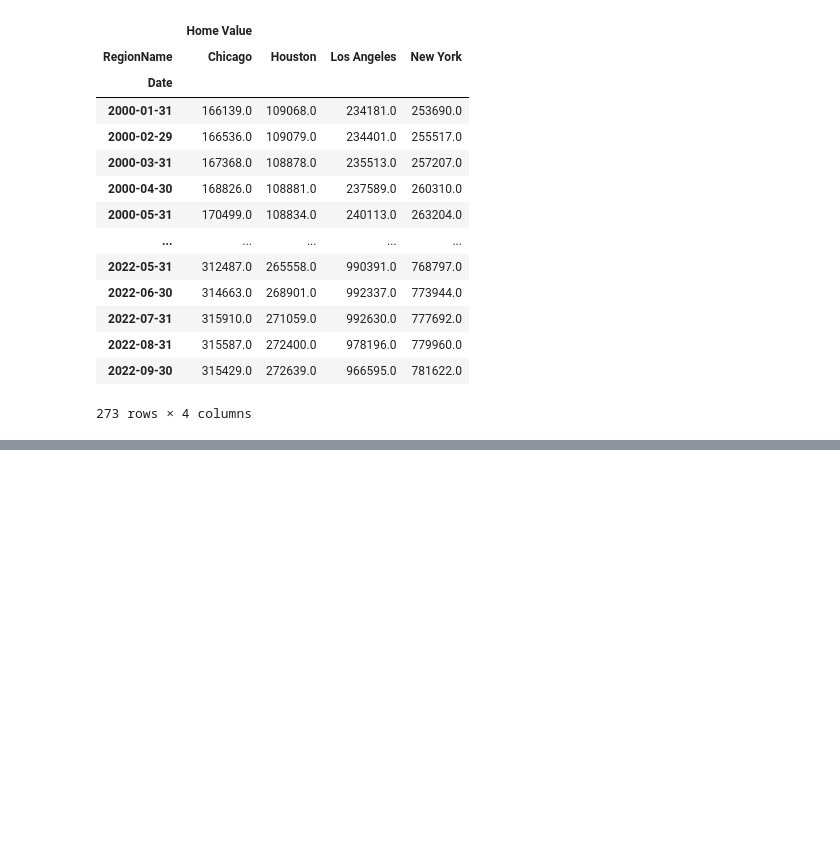
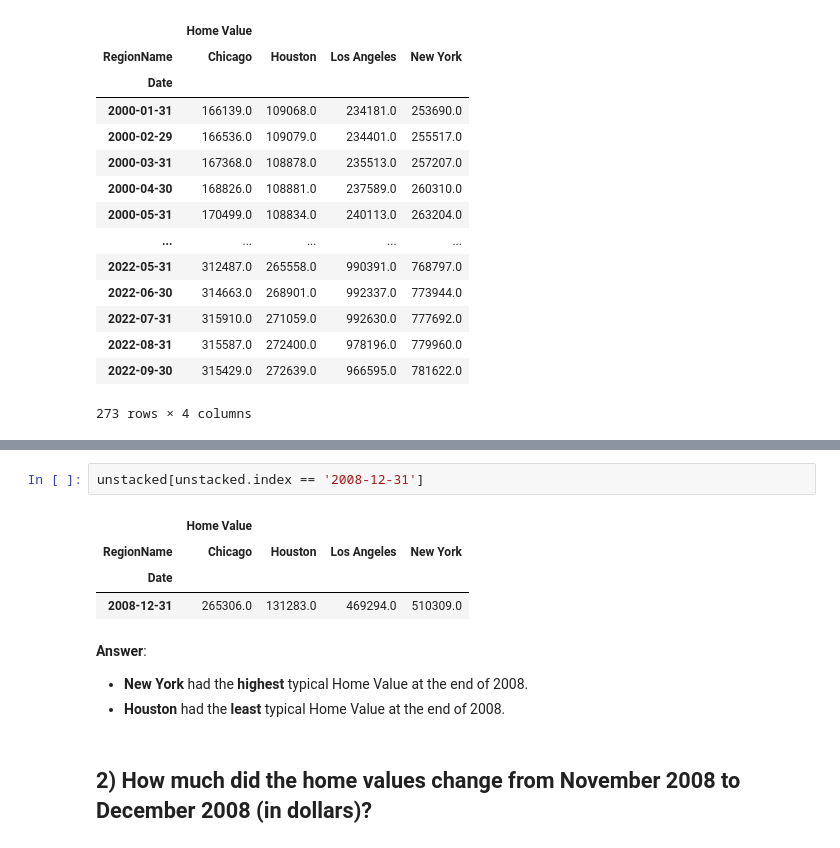
Before and after one commit to ericakitano/data-visualization-week-17-core-assignment-2---Preparing-Time-Series-from-Wide-Form-Data, a Jupyter notebook: Core 2 - Preparing Time Series from Wide-Form Data.ipynb, the cells around one changed output, grey strips where cells are left out. Saved outputs shown, nothing was run; the diff lists cells and outputs as text; blank space fills up the shorter version.

```diff
--- a/Core 2 - Preparing Time Series from Wide-Form Data.ipynb
+++ b/Core 2 - Preparing Time Series from Wide-Form Data.ipynb
@@ -213,0 +250,13 @@ Text(0.5, 1.0, 'Home Value for 4 largest cities between 2000 - 2022')
+# %%
+unstacked[unstacked.index == '2008-12-31']
+# %% [output]
+|  | Home Value |  |  |  |
+| RegionName | Chicago | Houston | Los Angeles | New York |
+| Date |  |  |  |  |
+| 2008-12-31 | 265306.0 | 131283.0 | 469294.0 | 510309.0 |
+# %% [markdown]
+**Answer**:
+- **New York** had the **highest** typical Home Value at the end of 2008.
+- **Houston** had the **least** typical Home Value at the end of 2008.
+# %% [markdown]
+## 2) How much did the home values change from November 2008 to December 2008 (in dollars)?
```
Also changed, not shown: parts of 14 cells of this notebook.
